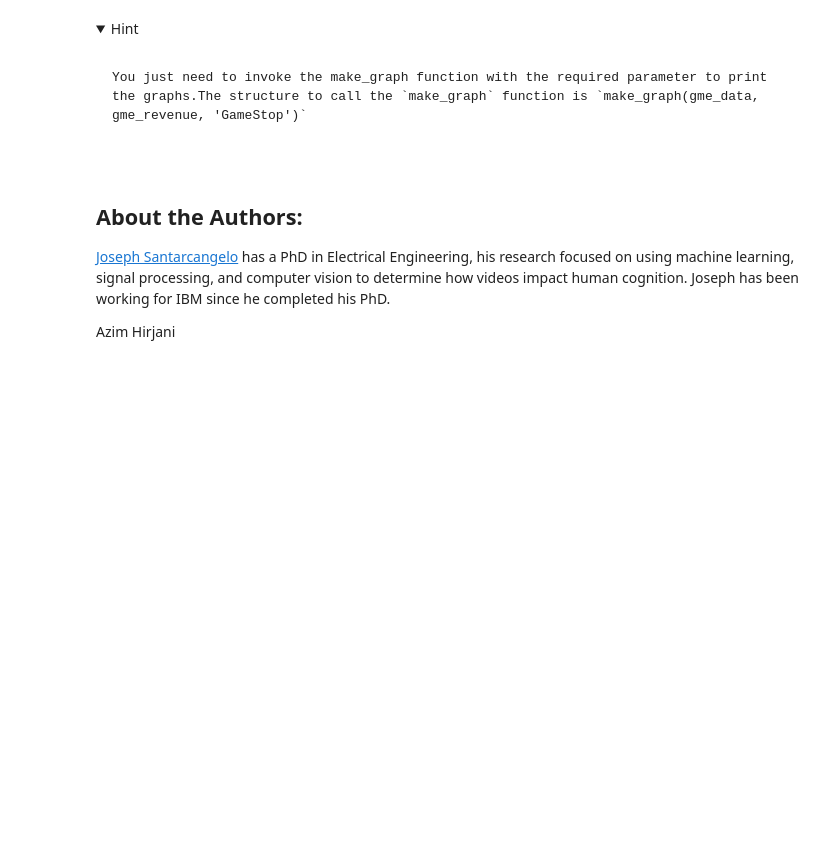
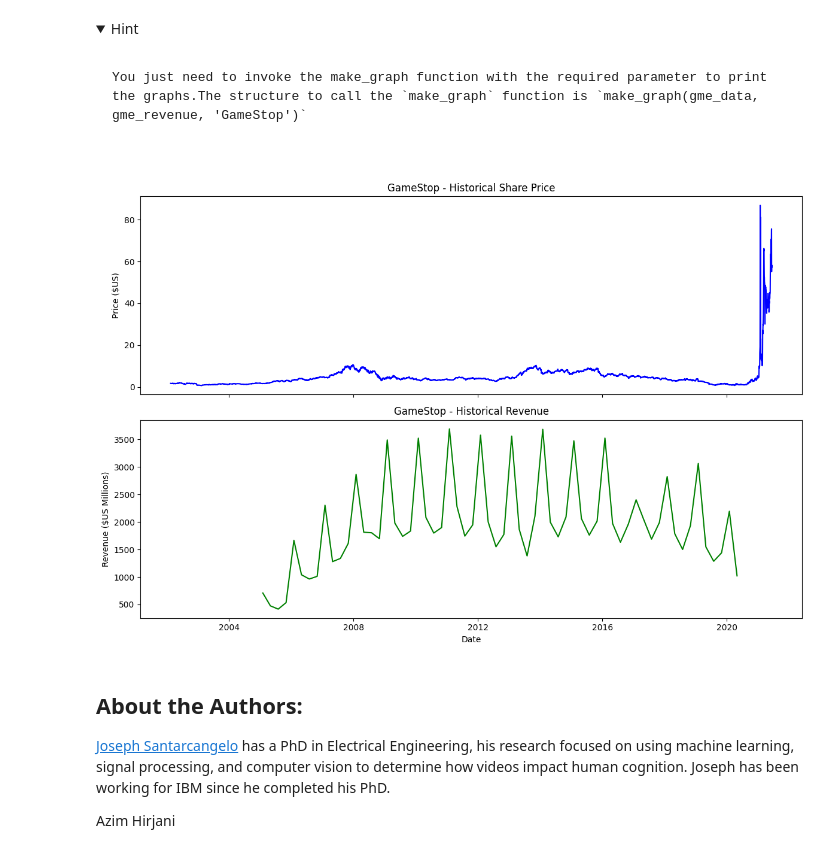
Before and after one commit to frinkinson/Data-Science, a Jupyter notebook: Revenue Data and Building a Dashboard.ipynb, the cells around one changed output. Drawn from its saved outputs; the diff is of its cells as text; code cells hidden in the pictures; folded sections open; blank space fills up the shorter version.

````diff
--- a/Revenue Data and Building a Dashboard.ipynb
+++ b/Revenue Data and Building a Dashboard.ipynb
@@ -149,8 +279,15 @@ Using the ticker object and the function `history` extract stock information and
 ## Question 4: Use Webscraping to Extract GME Revenue Data
 # %% [markdown]
 Use the `requests` library to download the webpage https://cf-courses-data.s3.us.cloud-object-storage.appdomain.cloud/IBMDeveloperSkillsNetwork-PY0220EN-SkillsNetwork/labs/project/stock.html. Save the text of the response as a variable named `html_data_2`
+# %%
+url = "https://cf-courses-data.s3.us.cloud-object-storage.appdomain.cloud/IBMDeveloperSkillsNetwork-PY0220EN-SkillsNetwork/labs/project/stock.html"
+html_data_2 = requests.get(url).text
 # %% [markdown]
 Parse the html data using `beautiful_soup` using parser i.e `html5lib` or `html.parser`.
+# %%
+from bs4 import BeautifulSoup
+
+soup = BeautifulSoup(html_data_2, "html.parser")
 # %% [markdown]
 Using `BeautifulSoup` or the `read_html` function extract the table with `GameStop Revenue` and store it into a dataframe named `gme_revenue`. The dataframe should have columns `Date` and `Revenue`. Make sure the comma and dollar sign is removed from the `Revenue` column.
 # %% [markdown]
@@ -170,3 +307,25 @@ If you want to use the read_html function the table is located at index 1
 ```
 
 </details>
+# %%
+tables = soup.find_all("table")
+
+# Use index 1 for quarterly GameStop revenue
+revenue_table = tables[1]
+
+rows = revenue_table.find_all("tr")
+
+data = []
+for row in rows[1:]:  # skip header row
+    cols = row.find_all("td")
+    if len(cols) == 2:
+        date_str = cols[0].text.strip()
+        rev_str = cols[1].text.strip()
+        # Keep original for debugging
+        data.append([date_str, rev_str])
+
+gme_revenue = pd.DataFrame(data, columns=["Date", "Revenue"])
+
+# Temporary debug lines — run this cell and look at output
+print("Number of rows extracted:", len(gme_revenue))
+print(gme_revenue.head(8))   # Should show dates like 2020-04-30, $1,021 etc.
@@ -175,2 +347,10 @@ Remove the comma and dollar sign, an null or empty strings from the Revenue colu
 # %% [markdown]
 Display the last five rows of the `gme_revenue` dataframe using the `tail` function. Take a screenshot of the results.
+# %%
+gme_revenue.dropna(inplace=True)
+gme_revenue = gme_revenue[gme_revenue['Revenue'] != ""]
+# If not yet numeric → add this line (safe even if already numeric)
+gme_revenue['Revenue'] = pd.to_numeric(gme_revenue['Revenue'], errors='coerce')
+
+# Now display
+gme_revenue.tail()
@@ -202,6 +397,10 @@ You just need to invoke the make_graph function with the required parameter to p
 ```
 
 </details>
+# %%
+make_graph(gme_data, gme_revenue, 'GameStop')
+# %% [output]
+[figure, added]
 # %% [markdown]
 <h2>About the Authors:</h2>
 
````
Also changed, not shown: parts of 19 cells of this notebook.
